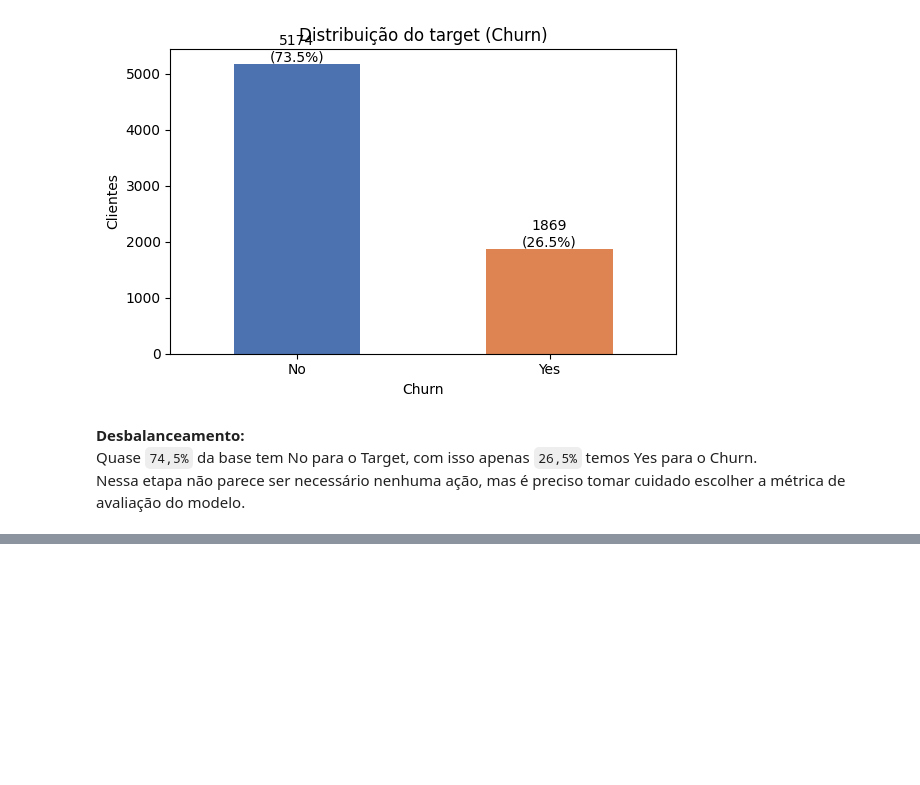
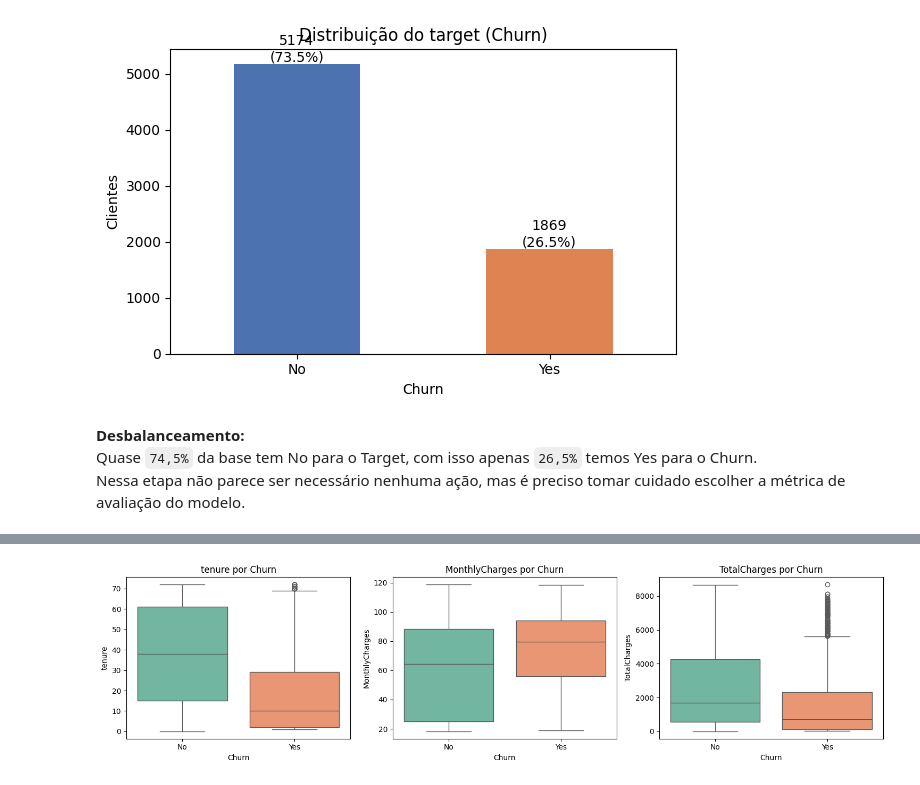
Before and after one commit to RaphaelLima89/fiap_tc01_churn, a Jupyter notebook: notebooks/01_eda.ipynb, the cells around one changed output, grey strips where cells are left out. Drawn from its saved outputs; the diff is of its cells as text; code cells hidden in the pictures; blank space fills up the shorter version.

Commit message:
Finalizada a etapa de correção numérica

```diff
--- a/notebooks/01_eda.ipynb
+++ b/notebooks/01_eda.ipynb
@@ -255,0 +260,7 @@ Nessa etapa não parece ser necessário nenhuma ação, mas é preciso tomar cui
+# %%
+# Copia de segurança das variáveis numéricas, nesse ponto optou-se por manter as 11 linhas de TotalCharges e alterar seu conteúdo
+df_num = df_telco.copy()
+df_num["TotalCharges"] = df_num["TotalCharges"].replace(" ", "0").astype(float)
+
+numericas = ["tenure", "MonthlyCharges", "TotalCharges"]
+df_num[numericas].describe().round(2)
@@ -255,0 +277,10 @@ Nessa etapa não parece ser necessário nenhuma ação, mas é preciso tomar cui
+# %%
+fig, axes = plt.subplots(1, 3, figsize=(15, 4))
+for ax, col in zip(axes, numericas):
+    sns.boxplot(data=df_num, x=TARGET_COLUMN, y=col,
+                hue=TARGET_COLUMN, palette="Set2", ax=ax, legend=False)
+    ax.set_title(f"{col} por {TARGET_COLUMN}")
+plt.tight_layout()
+plt.show()
+# %% [output]
+[figure, added]
```
Also changed, not shown: parts of 13 cells of this notebook.
